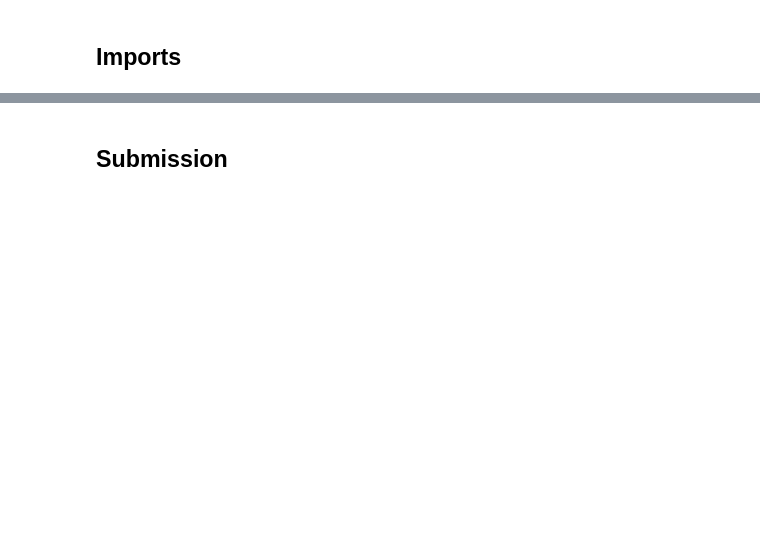
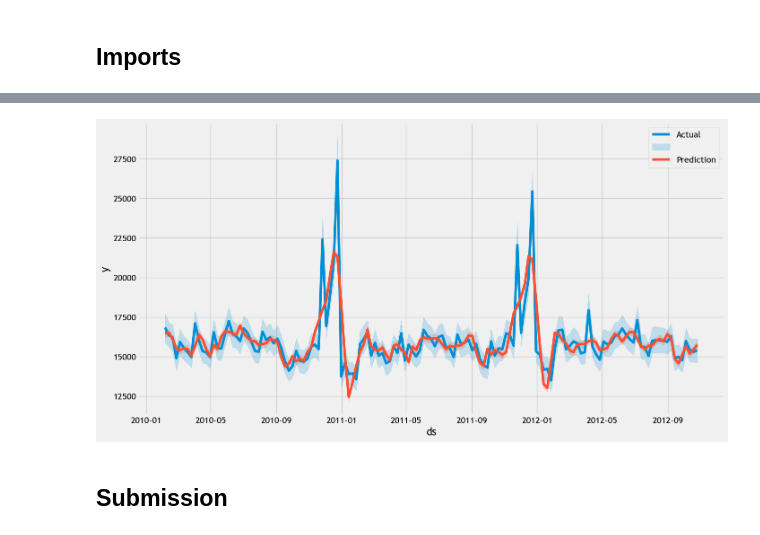
Before and after one commit to johngilheany/store-sales-forecasting, a Jupyter notebook: 04 - Prophet.ipynb, the cells around one changed output, grey strips where cells are left out. Saved outputs shown, nothing was run; the diff lists cells and outputs as text; code cells hidden in the pictures; blank space fills up the shorter version.

```diff
--- a/04 - Prophet.ipynb
+++ b/04 - Prophet.ipynb
@@ -198,0 +130,4 @@ data_test['pred'] = test_preds
+# %%
+predictions = forecast[['ds','yhat']]
+predictions = predictions.rename(columns = {'ds':'Date','yhat':'Weekly_Sales'})
+predictions.head()
@@ -198,0 +141,9 @@ data_test['pred'] = test_preds
+# %%
+plt.subplots(figsize = (15,8))
+sns.lineplot(time_data,x = 'ds',y='y',legend='full')
+sns.lineplot(predictions,x = 'Date',y = 'Weekly_Sales',legend='full')
+plt.legend(labels = ['Actual','','Prediction'])
+plt.ticklabel_format(useOffset=False,style='plain',axis='y')
+plt.show()
+# %% [output]
+[figure, added]
```
Also changed, not shown: parts of 51 cells of this notebook, 3 other files.
